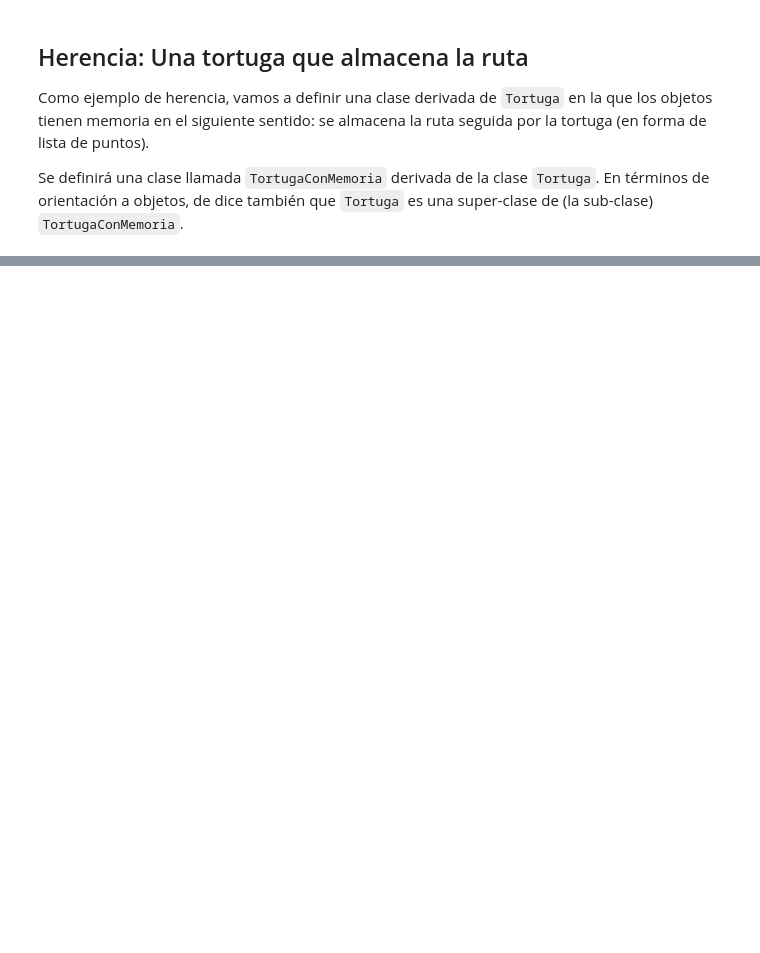
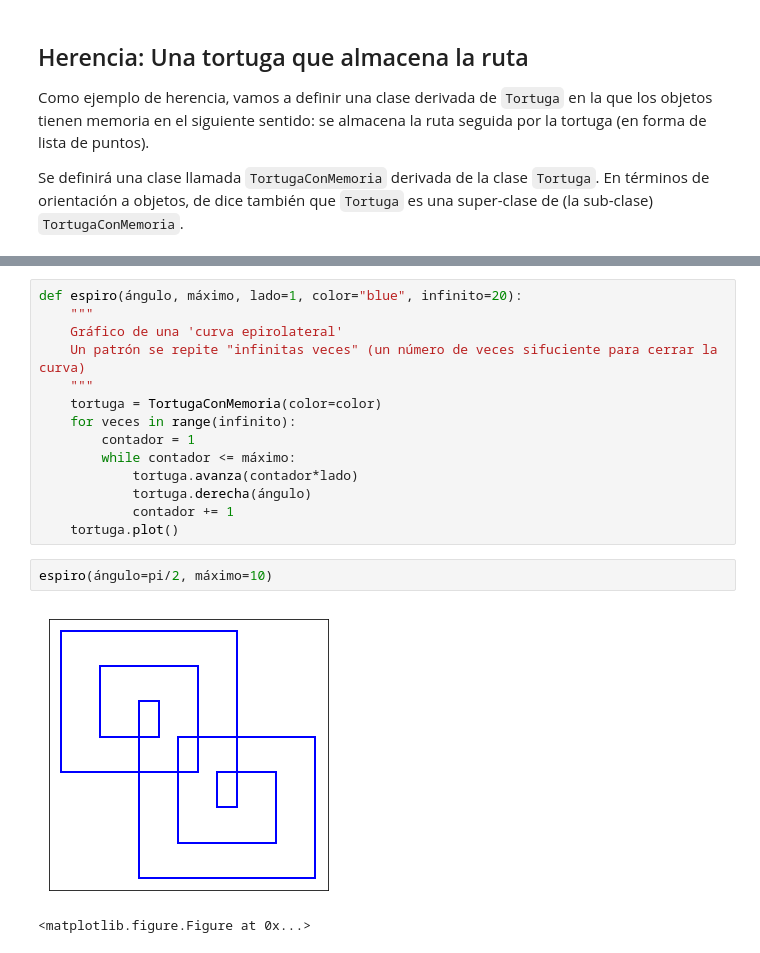
Before and after one commit to rrgalvan/IntroPythonMasterMatemat, a Jupyter notebook: 18-Orientacion-a-Objetos.ipynb, the cells around one changed output, grey strips where cells are left out. Drawn from its saved outputs; the diff is of its cells as text; blank space fills up the shorter version.

```diff
--- a/18-Orientacion-a-Objetos.ipynb
+++ b/18-Orientacion-a-Objetos.ipynb
@@ -205,0 +291,19 @@ Ruta: [array([0, 0]), array([ 0, 10])]
+# %%
+def espiro(ángulo, máximo, lado=1, color="blue", infinito=20):
+    """
+    Gráfico de una 'curva epirolateral'
+    Un patrón se repite "infinitas veces" (un número de veces sifuciente para cerrar la curva)
+    """
+    tortuga = TortugaConMemoria(color=color)
+    for veces in range(infinito):
+        contador = 1
+        while contador <= máximo:
+            tortuga.avanza(contador*lado)
+            tortuga.derecha(ángulo)
+            contador += 1
+    tortuga.plot()
+# %%
+espiro(ángulo=pi/2, máximo=10)
+# %% [output]
+[figure, added]
+<matplotlib.figure.Figure at 0x...>
```
Also changed, not shown: parts of 20 cells of this notebook.
